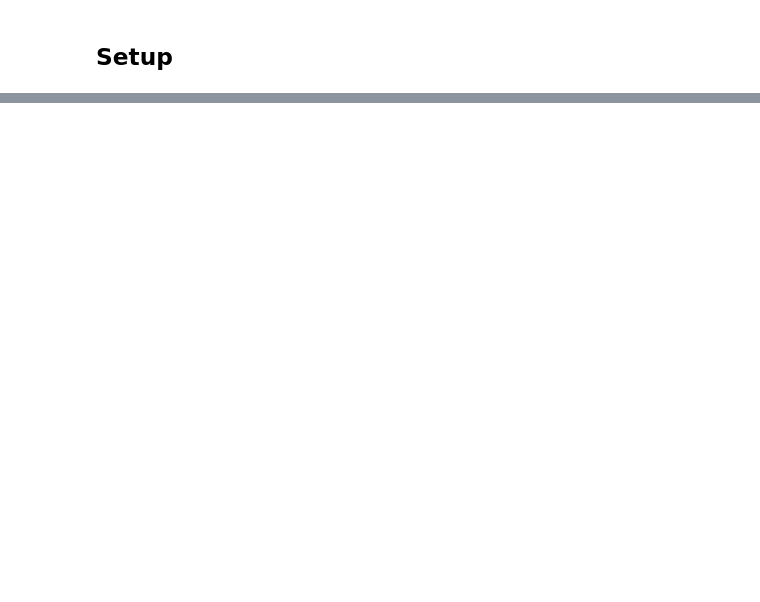
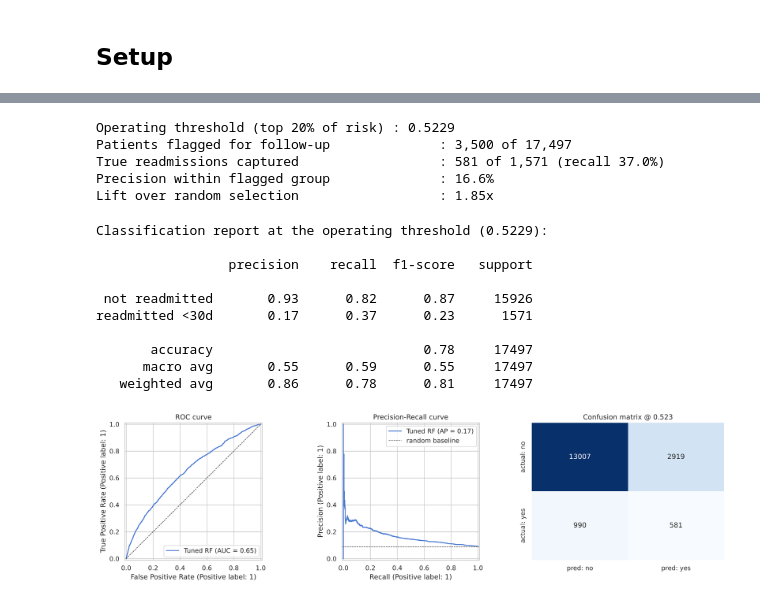
Before and after one commit to omkar1117/uc-ind-rp2-grp-5, a Jupyter notebook: Deliverable2_Readmission.ipynb, the cells around one changed output, grey strips where cells are left out. Saved outputs shown, nothing was run; the diff lists cells and outputs as text; code cells hidden in the pictures; blank space fills up the shorter version.

```diff
--- a/Deliverable2_Readmission.ipynb
+++ b/Deliverable2_Readmission.ipynb
@@ -571,0 +706,54 @@ The setup guidance in *Hints and Tips for Success* is written to be dataset-agno
+# %%
+CAPACITY = 0.20
+THRESHOLD = float(np.quantile(final_proba, 1 - CAPACITY))
+flagged = final_proba >= THRESHOLD
+
+tp = int(((y_test == 1) & flagged).sum())
+n_pos = int((y_test == 1).sum())
+
+print(f'Operating threshold (top {CAPACITY:.0%} of risk) : {THRESHOLD:.4f}')
+print(f'Patients flagged for follow-up              : {flagged.sum():,} of {len(y_test):,}')
+print(f'True readmissions captured                  : {tp:,} of {n_pos:,} '
+      f'(recall {tp / n_pos:.1%})')
+print(f'Precision within flagged group              : {tp / flagged.sum():.1%}')
+print(f'Lift over random selection                  : {(tp / flagged.sum()) / COHORT_RATE:.2f}x')
+# %% [output]
+Operating threshold (top 20% of risk) : 0.5229
+Patients flagged for follow-up              : 3,500 of 17,497
+True readmissions captured                  : 581 of 1,571 (recall 37.0%)
+Precision within flagged group              : 16.6%
+Lift over random selection                  : 1.85x
+# %%
+print(f'Classification report at the operating threshold ({THRESHOLD:.4f}):\n')
+print(classification_report(y_test, flagged.astype(int),
+                            target_names=['not readmitted', 'readmitted <30d']))
+
+cm = confusion_matrix(y_test, flagged.astype(int))
+
+fig, ax = plt.subplots(1, 3, figsize=(16, 4.4))
+
+RocCurveDisplay.from_predictions(y_test, final_proba, ax=ax[0], name='Tuned RF')
+ax[0].plot([0, 1], [0, 1], 'k--', lw=.8); ax[0].set_title('ROC curve')
+
+PrecisionRecallDisplay.from_predictions(y_test, final_proba, ax=ax[1], name='Tuned RF')
+ax[1].axhline(COHORT_RATE, ls='--', c='k', lw=.8, label='random baseline')
+ax[1].set_title('Precision-Recall curve'); ax[1].legend()
+
+sns.heatmap(cm, annot=True, fmt='d', cmap='Blues', ax=ax[2], cbar=False,
+            xticklabels=['pred: no', 'pred: yes'],
+            yticklabels=['actual: no', 'actual: yes'])
+ax[2].set_title(f'Confusion matrix @ {THRESHOLD:.3f}')
+
+plt.tight_layout(); plt.show()
+# %% [output]
+Classification report at the operating threshold (0.5229):
+
+                 precision    recall  f1-score   support
+
+ not readmitted       0.93      0.82      0.87     15926
+readmitted <30d       0.17      0.37      0.23      1571
+
+       accuracy                           0.78     17497
+      macro avg       0.55      0.59      0.55     17497
+   weighted avg       0.86      0.78      0.81     17497
+[figure, added]
```
Also changed, not shown: parts of 78 cells of this notebook, 1 other file.
